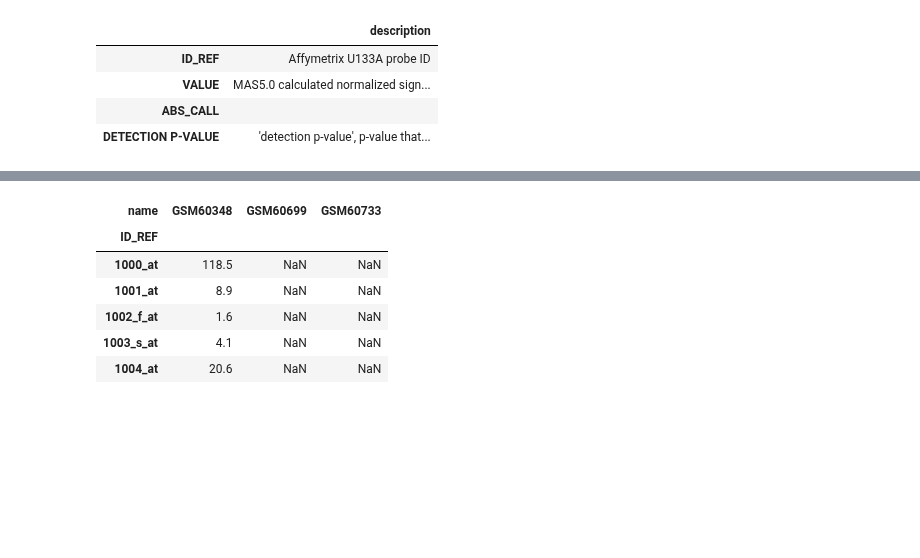
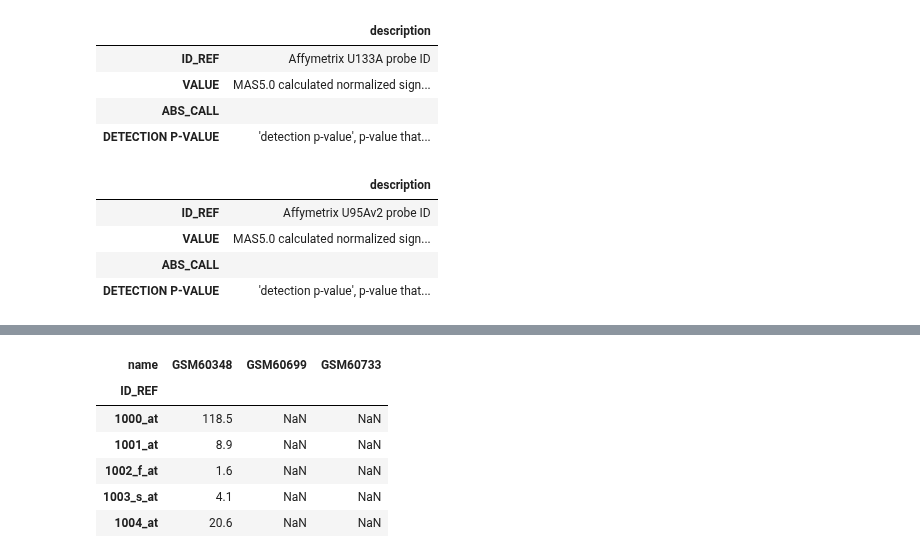
Before and after one commit to HelikarLab/COMO, a Jupyter notebook: py/Scratch_Pad.ipynb, the cells around one changed output, grey strips where cells are left out. Cells and saved outputs as stored; diff of their text form; code cells hidden in the pictures; blank space fills up the shorter version.

```diff
--- a/py/Scratch_Pad.ipynb
+++ b/py/Scratch_Pad.ipynb
@@ -205,3 +238,11 @@ gse.gsms["GSM60699"].columns
 | VALUE | MAS5.0 calculated normalized sign... |
 | ABS_CALL |  |
 | DETECTION P-VALUE | 'detection p-value', p-value that... |
+# %%
+gse.gsms["GSM60348"].columns
+# %% [output]
+|  | description |
+| ID_REF | Affymetrix U95Av2 probe ID |
+| VALUE | MAS5.0 calculated normalized sign... |
+| ABS_CALL |  |
+| DETECTION P-VALUE | 'detection p-value', p-value that... |
```
Also changed, not shown: parts of 8 cells of this notebook, 1 other file.
